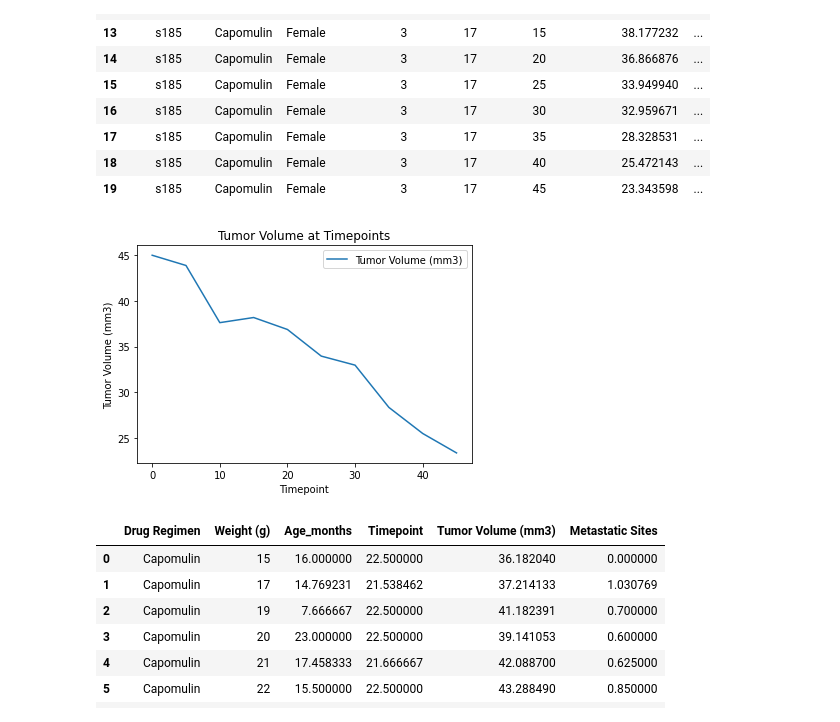
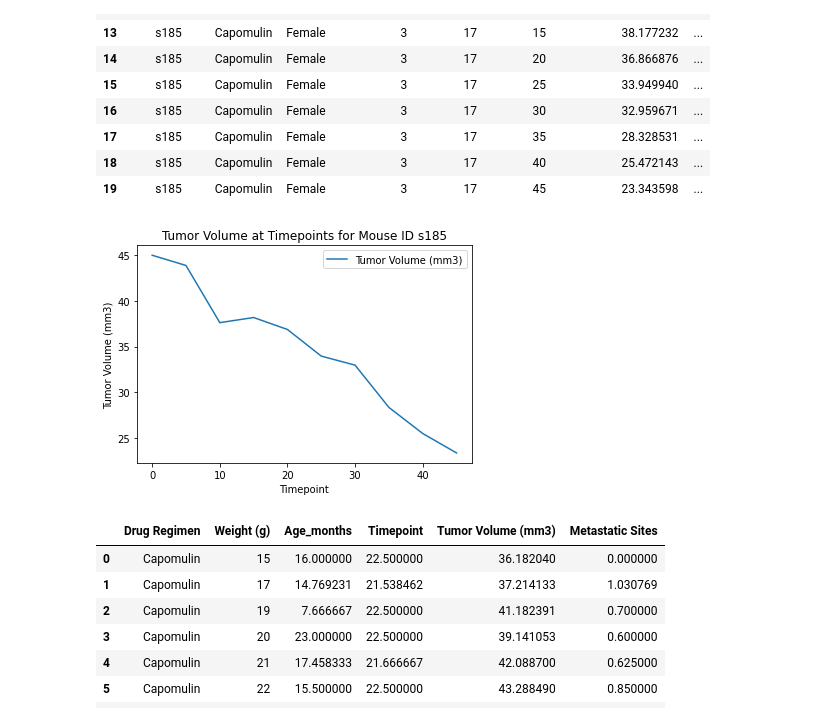
Before and after one commit to kellrow80/matplotlib---challenge, a Jupyter notebook: Instructions/Pymaceuticals/pymaceuticals_starter.ipynb, the cells around one changed output. Saved outputs shown, nothing was run; the diff lists cells and outputs as text; code cells hidden in the pictures.

```diff
--- a/Instructions/Pymaceuticals/pymaceuticals_starter.ipynb
+++ b/Instructions/Pymaceuticals/pymaceuticals_starter.ipynb
@@ -589,13 +627,13 @@ single_mouse_ID
 # %%
 #Chart data for mouse ID s185
 single_mouse_chart = single_mouse_ID.plot("Timepoint", "Tumor Volume (mm3)")
 
 single_mouse_chart.set_xlabel("Timepoint")
 single_mouse_chart.set_ylabel("Tumor Volume (mm3)")
-plt.title("Tumor Volume at Timepoints")
+plt.title("Tumor Volume at Timepoints for Mouse ID s185")
 plt.show()
 # %% [output]
-[figure, old version]
+[figure, new version]
 # %%
 # Generate a scatter plot of average tumor volume vs. mouse weight for the Capomulin regimen
 # %%
```
Also changed, not shown: parts of 23 cells of this notebook.
